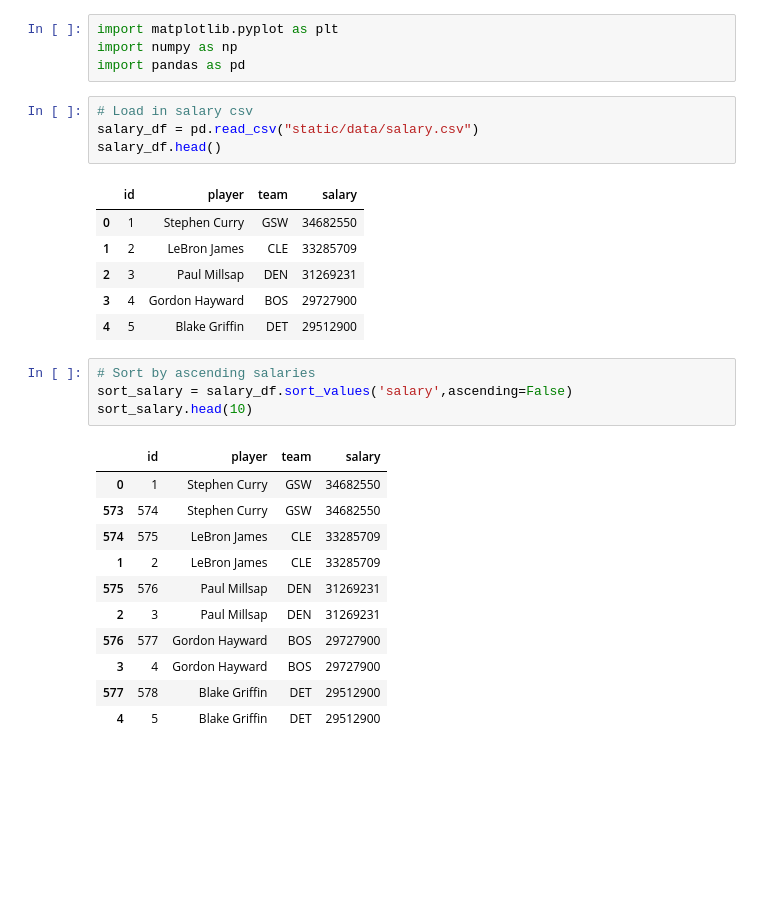
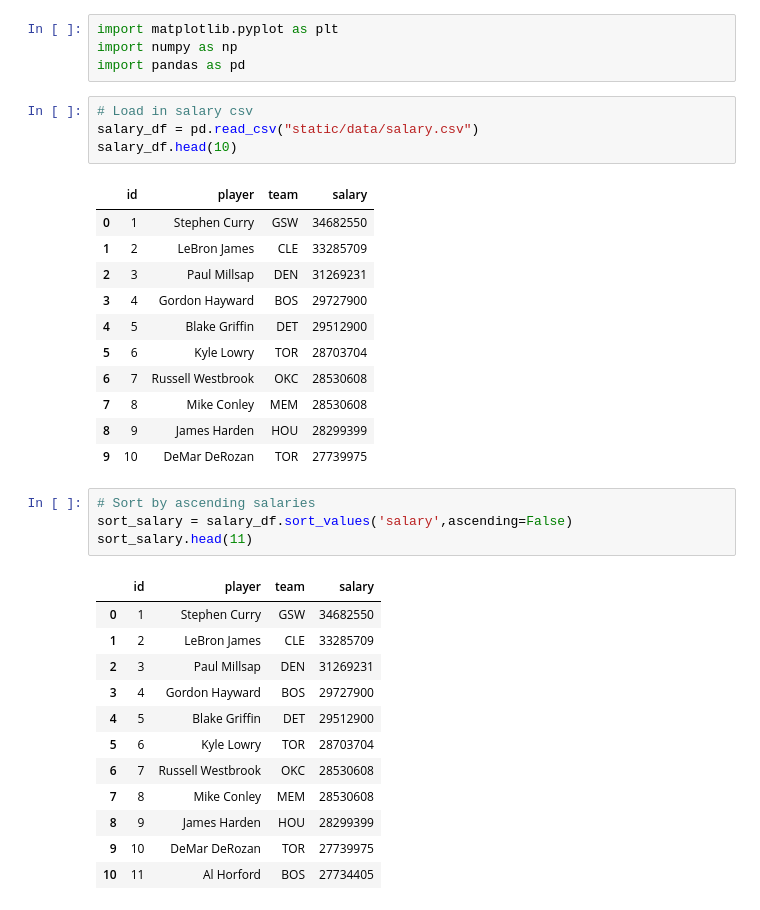
Before and after one commit to Klsisk/Project-3, a Jupyter notebook: visualizations.ipynb, the cells around one changed output. Drawn from its saved outputs; the diff is of its cells as text; blank space fills up the shorter version.

```diff
--- a/visualizations.ipynb
+++ b/visualizations.ipynb
@@ -7,7 +7,7 @@ import pandas as pd
 # %%
 # Load in salary csv
 salary_df = pd.read_csv("static/data/salary.csv")
-salary_df.head()
+salary_df.head(10)
 # %% [output]
 |  | id | player | team | salary |
 | 0 | 1 | Stephen Curry | GSW | 34682550 |
@@ -15,20 +15,26 @@ salary_df.head()
 | 2 | 3 | Paul Millsap | DEN | 31269231 |
 | 3 | 4 | Gordon Hayward | BOS | 29727900 |
 | 4 | 5 | Blake Griffin | DET | 29512900 |
+| 5 | 6 | Kyle Lowry | TOR | 28703704 |
+| 6 | 7 | Russell Westbrook | OKC | 28530608 |
+| 7 | 8 | Mike Conley | MEM | 28530608 |
+| 8 | 9 | James Harden | HOU | 28299399 |
+| 9 | 10 | DeMar DeRozan | TOR | 27739975 |
 # %%
 # Sort by ascending salaries
 sort_salary = salary_df.sort_values('salary',ascending=False)
-sort_salary.head(10)
+sort_salary.head(11)
 # %% [output]
 |  | id | player | team | salary |
 | 0 | 1 | Stephen Curry | GSW | 34682550 |
-| 573 | 574 | Stephen Curry | GSW | 34682550 |
-| 574 | 575 | LeBron James | CLE | 33285709 |
 | 1 | 2 | LeBron James | CLE | 33285709 |
-| 575 | 576 | Paul Millsap | DEN | 31269231 |
 | 2 | 3 | Paul Millsap | DEN | 31269231 |
-| 576 | 577 | Gordon Hayward | BOS | 29727900 |
 | 3 | 4 | Gordon Hayward | BOS | 29727900 |
-| 577 | 578 | Blake Griffin | DET | 29512900 |
 | 4 | 5 | Blake Griffin | DET | 29512900 |
+| 5 | 6 | Kyle Lowry | TOR | 28703704 |
+| 6 | 7 | Russell Westbrook | OKC | 28530608 |
+| 7 | 8 | Mike Conley | MEM | 28530608 |
+| 8 | 9 | James Harden | HOU | 28299399 |
+| 9 | 10 | DeMar DeRozan | TOR | 27739975 |
+| 10 | 11 | Al Horford | BOS | 27734405 |
 # %%
```
Also changed, not shown: parts of 4 cells of this notebook, 8 other files.
